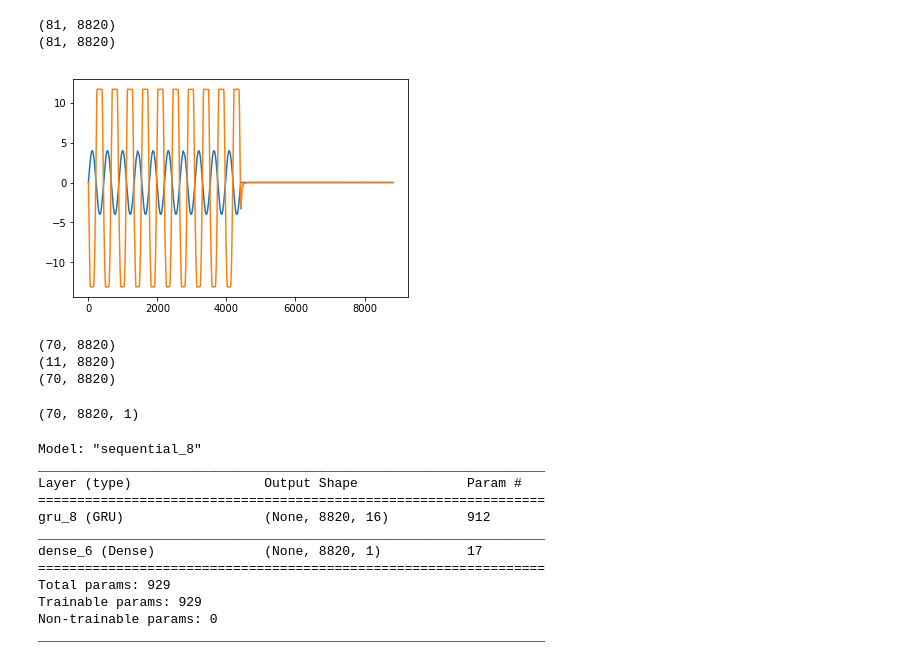
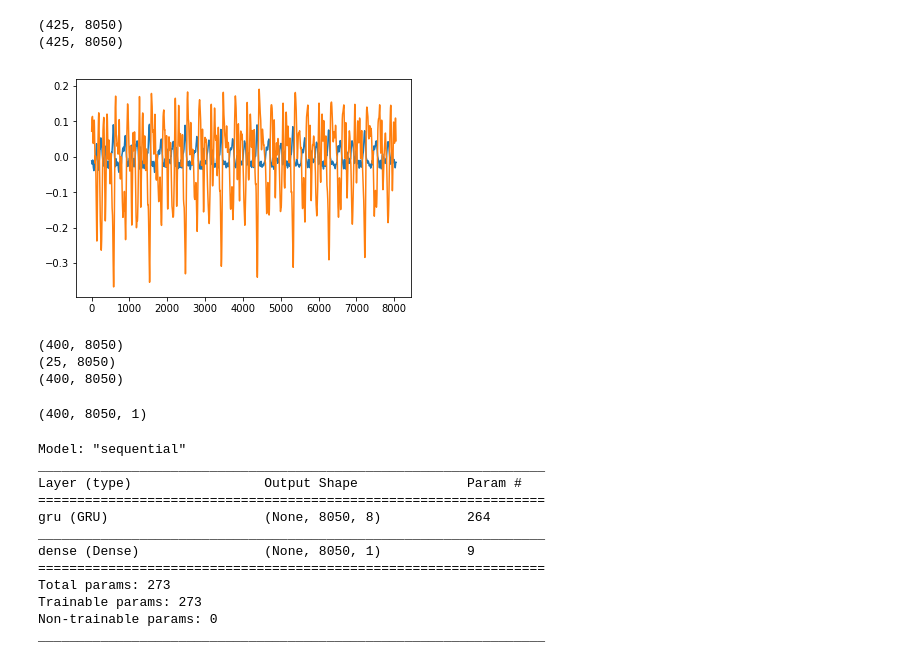
Before and after one commit to jatinchowdhury18/KlonCentaur, a Jupyter notebook: GainStageML/RNN_gain0.ipynb, the cells around one changed output. Drawn from its saved outputs; the diff is of its cells as text; code cells hidden in the pictures.

```diff
--- a/GainStageML/RNN_gain0.ipynb
+++ b/GainStageML/RNN_gain0.ipynb
@@ -14,10 +14,11 @@ from tensorflow import keras
 # %%
 # load data
 data = []
-pathlist = Path('Samples2').glob('*.mat')
+pathlist = Path('DataIn').glob('*.wav')
 for p in pathlist:
-  mat_dict = loadmat(str(p))
-  data.append(mat_dict['samples'])
+  fs, x = wavfile.read(str(p))
+  fs, y = wavfile.read('Data0/'+p.name)
+  data.append([x, y])
 
 # shuffle data
 random.shuffle(data)
@@ -26,36 +27,34 @@ random.shuffle(data)
 x_values = []
 y_values = []
 
-KNOB_SET = 0.01
+for d in data:
+    x_values.append(d[0][14000:])
+    y_values.append(d[1][14000:])
 
-for d in data:
-    if d[0][1][0] == KNOB_SET:
-        x_values.append(d[0][0])
-        y_values.append(d[0][2])
-
-x_values = np.asarray(x_values) - 4.5
-y_values = np.asarray(y_values) - 4.5
+x_values = np.asarray(x_values) / 2**15
+y_values = (np.asarray(y_values) / 2**15) * 2
 print(np.shape(x_values))
 print(np.shape(y_values))
 # %% [output]
-(81, 8820)
-(81, 8820)
+(425, 8050)
+(425, 8050)
 # %%
 # plot sample data point
-idx = 42
+idx = 10
 plt.plot(x_values[idx])
 plt.plot(y_values[idx])
+# plt.xlim(2000, 3000)
 plt.show()
 # %% [output]
-[figure, old version]
+[figure, new version]
 # %%
 # use float32 data type...
 x_values = x_values.astype(np.float32)
 y_values = y_values.astype(np.float32)
 # %%
 # split into training and validation data
-NUM_TRAIN = 70
-NUM_VAL = 11
+NUM_TRAIN = 400
+NUM_VAL = 25
 x_train, x_val = np.split(x_values, [NUM_TRAIN])
 y_train, y_val = np.split(y_values, [NUM_TRAIN])
 
@@ -63,31 +62,32 @@ print(np.shape(x_train))
 print(np.shape(x_val))
 print(np.shape(y_train))
 # %% [output]
-(70, 8820)
-(11, 8820)
-(70, 8820)
+(400, 8050)
+(25, 8050)
+(400, 8050)
 # %%
 # reshape data
-IN_train    = np.reshape(x_train, (NUM_TRAIN, 8820, 1))
-IN_validate = np.reshape(x_val,   (NUM_VAL,  8820, 1))
+NUM_SAMPLES=8050
+IN_train    = np.reshape(x_train, (NUM_TRAIN, NUM_SAMPLES, 1))
+IN_validate = np.reshape(x_val,   (NUM_VAL,   NUM_SAMPLES, 1))
 
-OUT_train    = np.reshape(y_train, (NUM_TRAIN, 8820, 1))
-OUT_validate = np.reshape(y_val,   (NUM_VAL,  8820, 1))
+OUT_train    = np.reshape(y_train, (NUM_TRAIN, NUM_SAMPLES, 1))
+OUT_validate = np.reshape(y_val,   (NUM_VAL,   NUM_SAMPLES, 1))
 
 print(np.shape(IN_train))
 # %% [output]
-(70, 8820, 1)
+(400, 8050, 1)
 # %%
 model = tf.keras.Sequential()
 
 # GRU Layer
-model.add(keras.layers.GRU(units=16, input_shape=(8820,1), return_sequences=True, bias_initializer='zeros'))
+model.add(keras.layers.GRU(units=8, input_shape=(NUM_SAMPLES,1), return_sequences=True, bias_initializer='random_uniform'))
 
 # Final layer is 1 neuron -> single value output
 model.add(keras.layers.Dense(1))
 
 # Adam optimizer
-opt = keras.optimizers.Adam(learning_rate=5.0e-4)
+opt = keras.optimizers.Adam(learning_rate=2.0e-3)
 
 # Error-to-Signal ratio loss function
 def esr_loss(target_y, predicted_y):
@@ -96,16 +96,16 @@ def esr_loss(target_y, predicted_y):
 model.compile(optimizer=opt, loss=esr_loss, metrics=['mse'])
 model.summary()
 # %% [output]
-Model: "sequential_8"
+Model: "sequential"
 _________________________________________________________________
 Layer (type)                 Output Shape              Param #
 =================================================================
-gru_8 (GRU)                  (None, 8820, 16)          912
+gru (GRU)                    (None, 8050, 8)           264
 _________________________________________________________________
-dense_6 (Dense)              (None, 8820, 1)           17
+dense (Dense)                (None, 8050, 1)           9
 =================================================================
-Total params: 929
-Trainable params: 929
+Total params: 273
+Trainable params: 273
 Non-trainable params: 0
 _________________________________________________________________
 # %%
```
Also changed, not shown: parts of 8 cells of this notebook, 12 other files.
